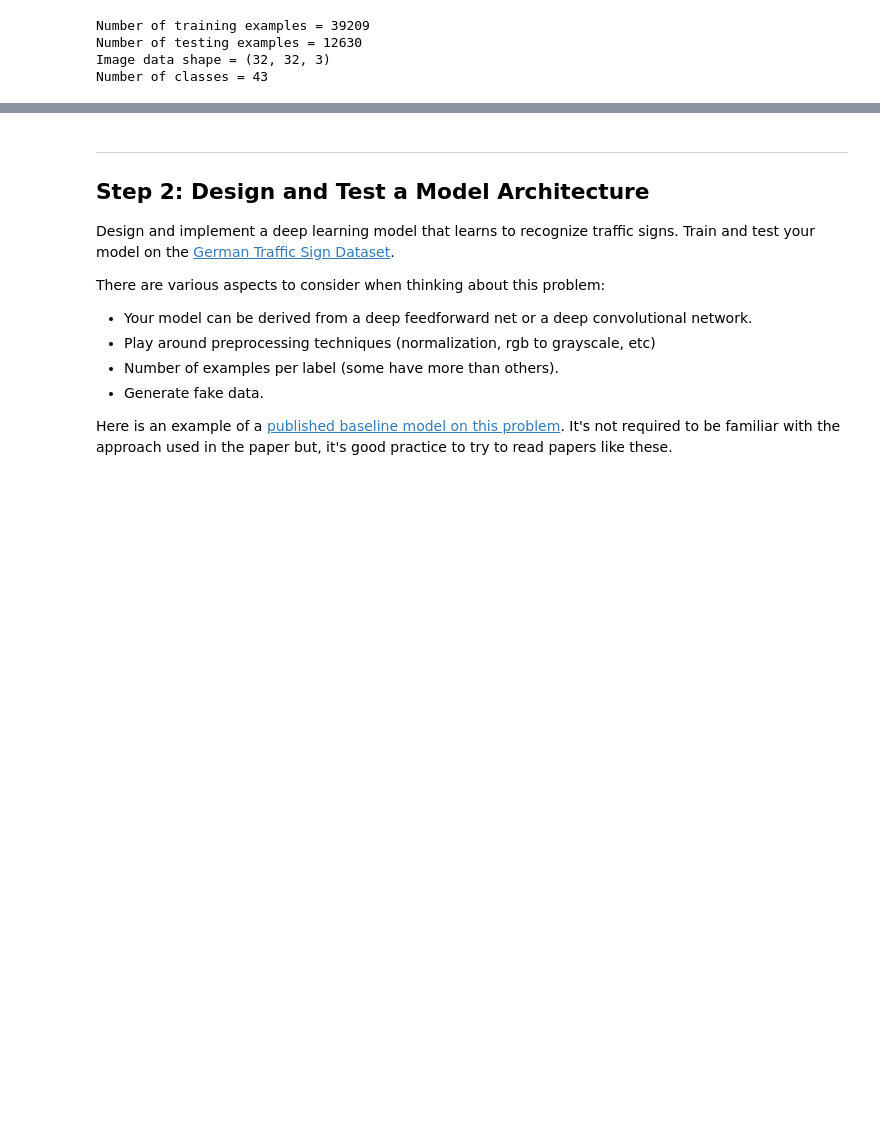
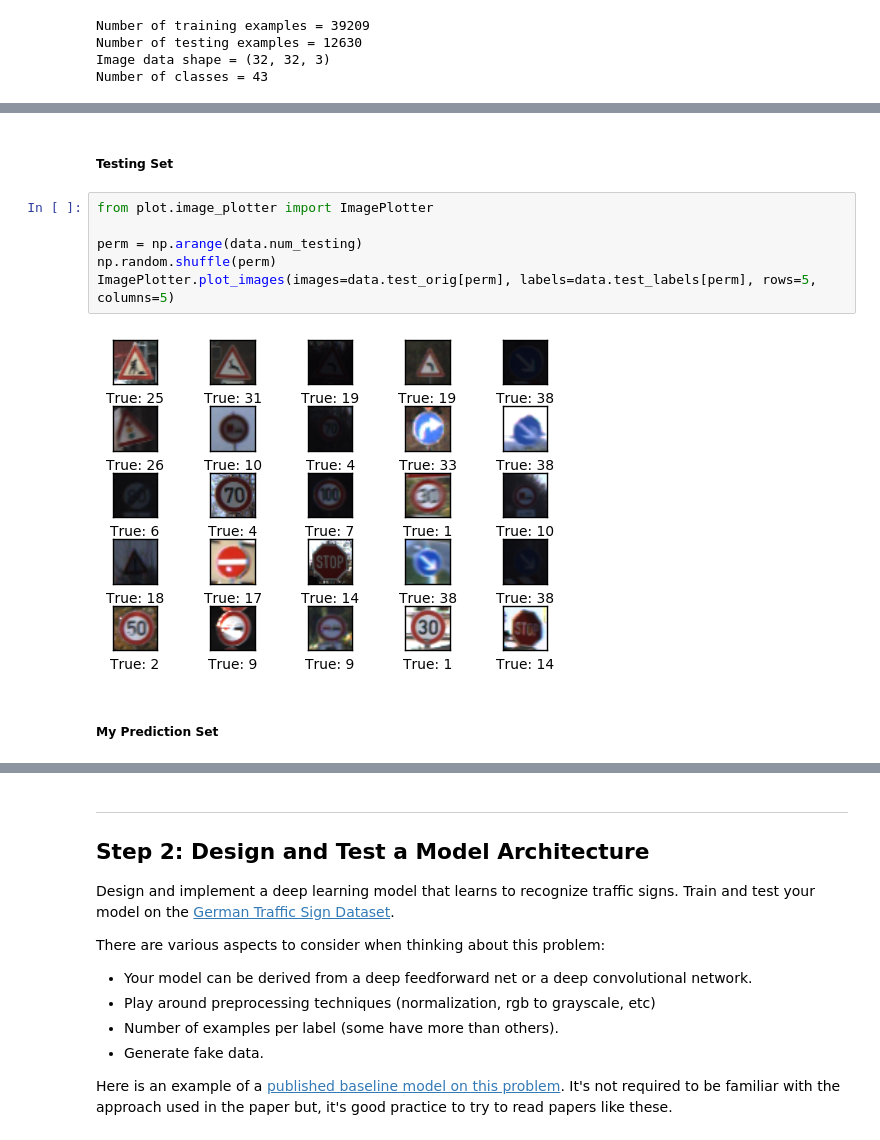
Before and after one commit to Olouge/traffic-sign-classification, a Jupyter notebook: single_layer_linear_neural_network.ipynb, the cells around one changed output, grey strips where cells are left out. Saved outputs shown, nothing was run; the diff lists cells and outputs as text; blank space fills up the shorter version.

```diff
--- a/single_layer_linear_neural_network.ipynb
+++ b/single_layer_linear_neural_network.ipynb
@@ -77,0 +124,12 @@ ImagePlotter.plot_images(X_train[perm], y_train[perm])
+# %% [markdown]
+##### Testing Set
+# %%
+from plot.image_plotter import ImagePlotter
+
+perm = np.arange(data.num_testing)
+np.random.shuffle(perm)
+ImagePlotter.plot_images(images=data.test_orig[perm], labels=data.test_labels[perm], rows=5, columns=5)
+# %% [output]
+[figure, added]
+# %% [markdown]
+##### My Prediction Set
```
Also changed, not shown: parts of 10 cells of this notebook, 5 other files.
